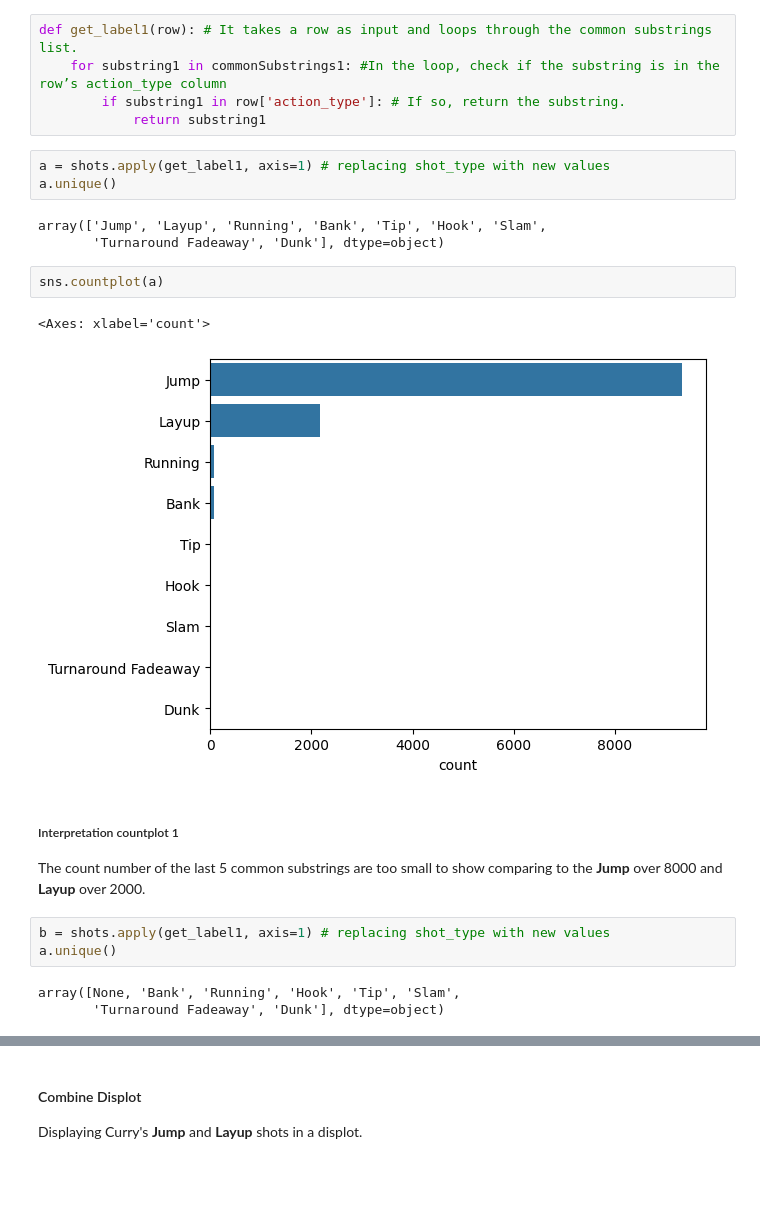
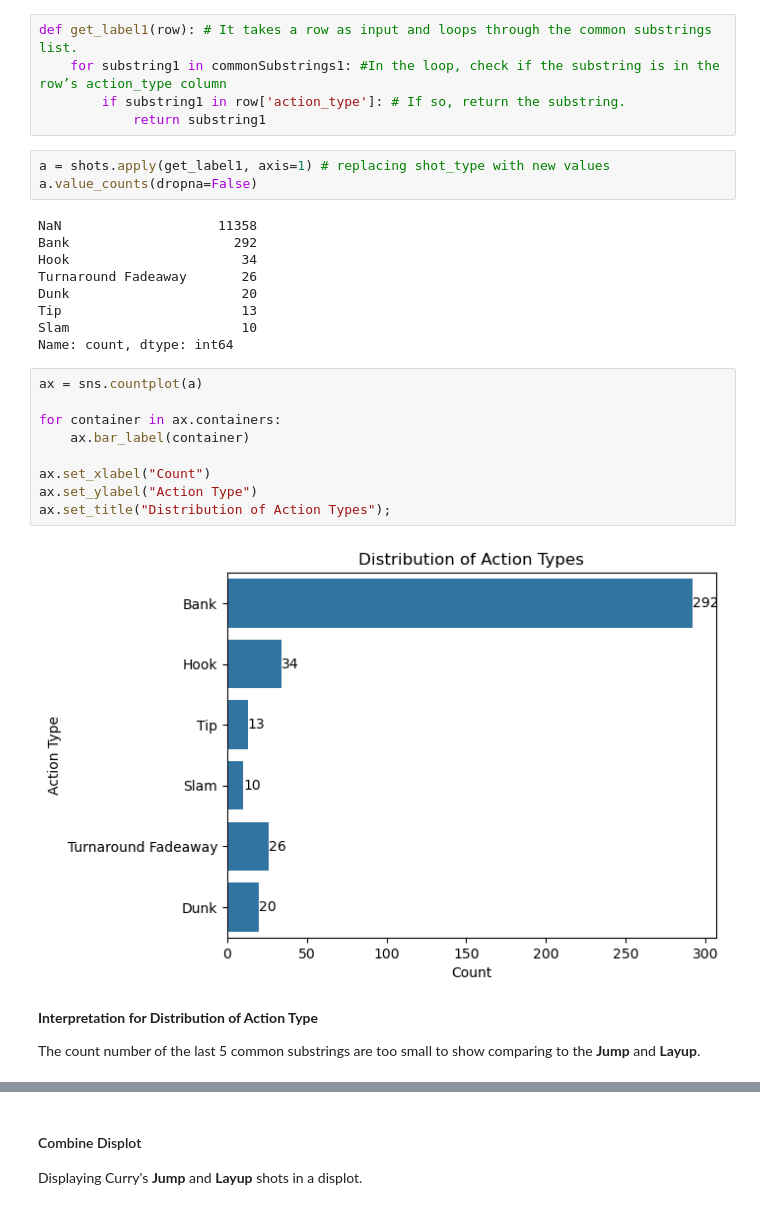
Before and after one commit to thaopham98/DataScience, a Jupyter notebook: python_analysis/A7-curry.ipynb, the cells around one changed output, grey strips where cells are left out. Cells and saved outputs as stored; diff of their text form; blank space fills up the shorter version.

```diff
--- a/python_analysis/A7-curry.ipynb
+++ b/python_analysis/A7-curry.ipynb
@@ -404,21 +444,28 @@ def get_label1(row): # It takes a row as input and loops through the common subs
             return substring1
 # %%
 a = shots.apply(get_label1, axis=1) # replacing shot_type with new values
-a.unique()
+a.value_counts(dropna=False)
 # %% [output]
-array(['Jump', 'Layup', 'Running', 'Bank', 'Tip', 'Hook', 'Slam',
-       'Turnaround Fadeaway', 'Dunk'], dtype=object)
+NaN                    11358
+Bank                     292
+Hook                      34
+Turnaround Fadeaway       26
+Dunk                      20
+Tip                       13
+Slam                      10
+Name: count, dtype: int64
-# %%
-sns.countplot(a)
-# %% [output]
-<Axes: xlabel='count'>
-[figure, removed]
+# %%
+ax = sns.countplot(a)
+
+for container in ax.containers:
+    ax.bar_label(container)
+
+ax.set_xlabel("Count")
+ax.set_ylabel("Action Type")
+ax.set_title("Distribution of Action Types");
+# %% [output]
+[figure, added]
 # %% [markdown]
-##### Interpretation countplot 1
-The count number of the last 5 common substrings are too small to show comparing to the **Jump** over 8000 and **Layup** over 2000.
+**Interpretation for Distribution of Action Type**
+
+The count number of the last 5 common substrings are too small to show comparing to the **Jump** and **Layup**.
-# %%
-b = shots.apply(get_label1, axis=1) # replacing shot_type with new values
-a.unique()
-# %% [output]
-array([None, 'Bank', 'Running', 'Hook', 'Tip', 'Slam',
-       'Turnaround Fadeaway', 'Dunk'], dtype=object)
```
Also changed, not shown: parts of 26 cells of this notebook.
